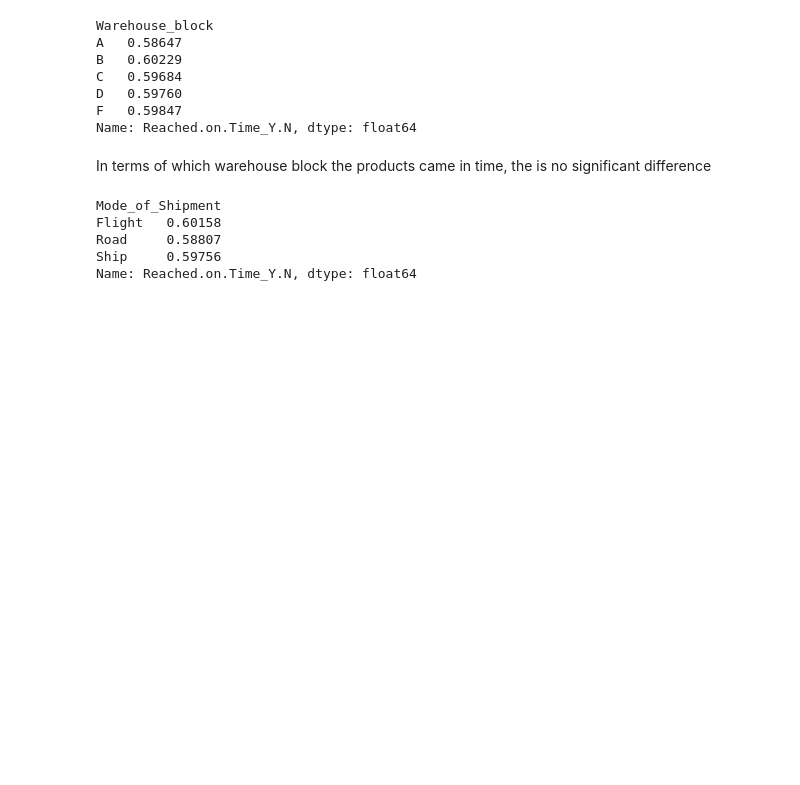
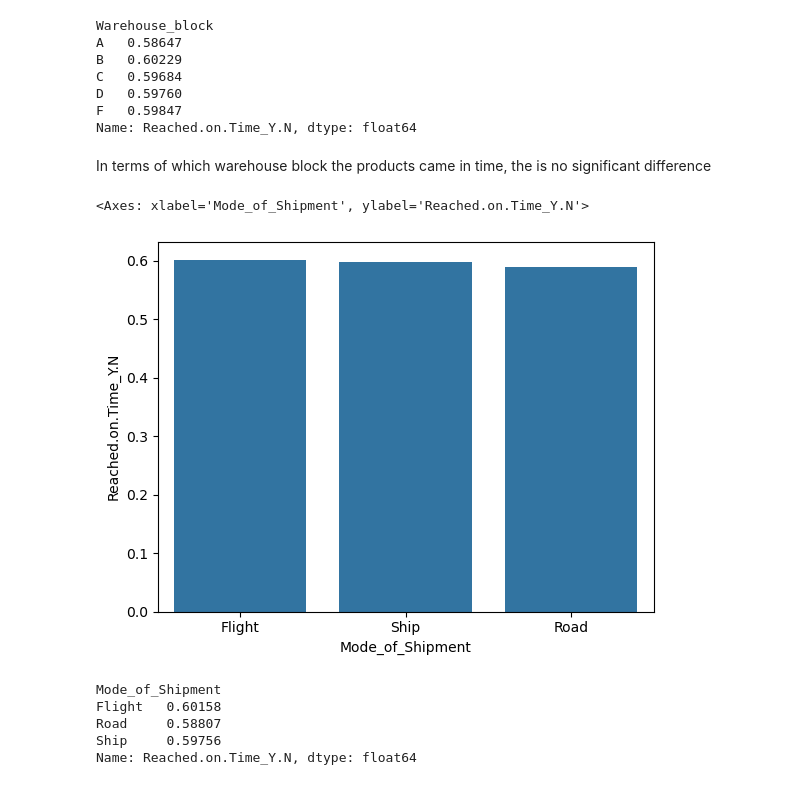
Before and after one commit to aposs1917/E-Commerce-shipping, a Jupyter notebook: E_commerce_shipping.ipynb, the cells around one changed output. Cells and saved outputs as stored; diff of their text form; code cells hidden in the pictures; blank space fills up the shorter version.

```diff
--- a/E_commerce_shipping.ipynb
+++ b/E_commerce_shipping.ipynb
@@ -70,5 +74,8 @@ Name: Reached.on.Time_Y.N, dtype: float64
 # %% [markdown]
 In terms of which warehouse block the products came in time, the is no significant difference
 # %%
-px.bar(df,y="Reached.on.Time_Y.N",x="Mode_of_Shipment",color="Mode_of_Shipment")
+sns.barplot(df,y="Reached.on.Time_Y.N",x="Mode_of_Shipment",ci=None)
+# %% [output]
+<Axes: xlabel='Mode_of_Shipment', ylabel='Reached.on.Time_Y.N'>
+[figure, added]
 # %%
```
Also changed, not shown: parts of 83 cells of this notebook.
